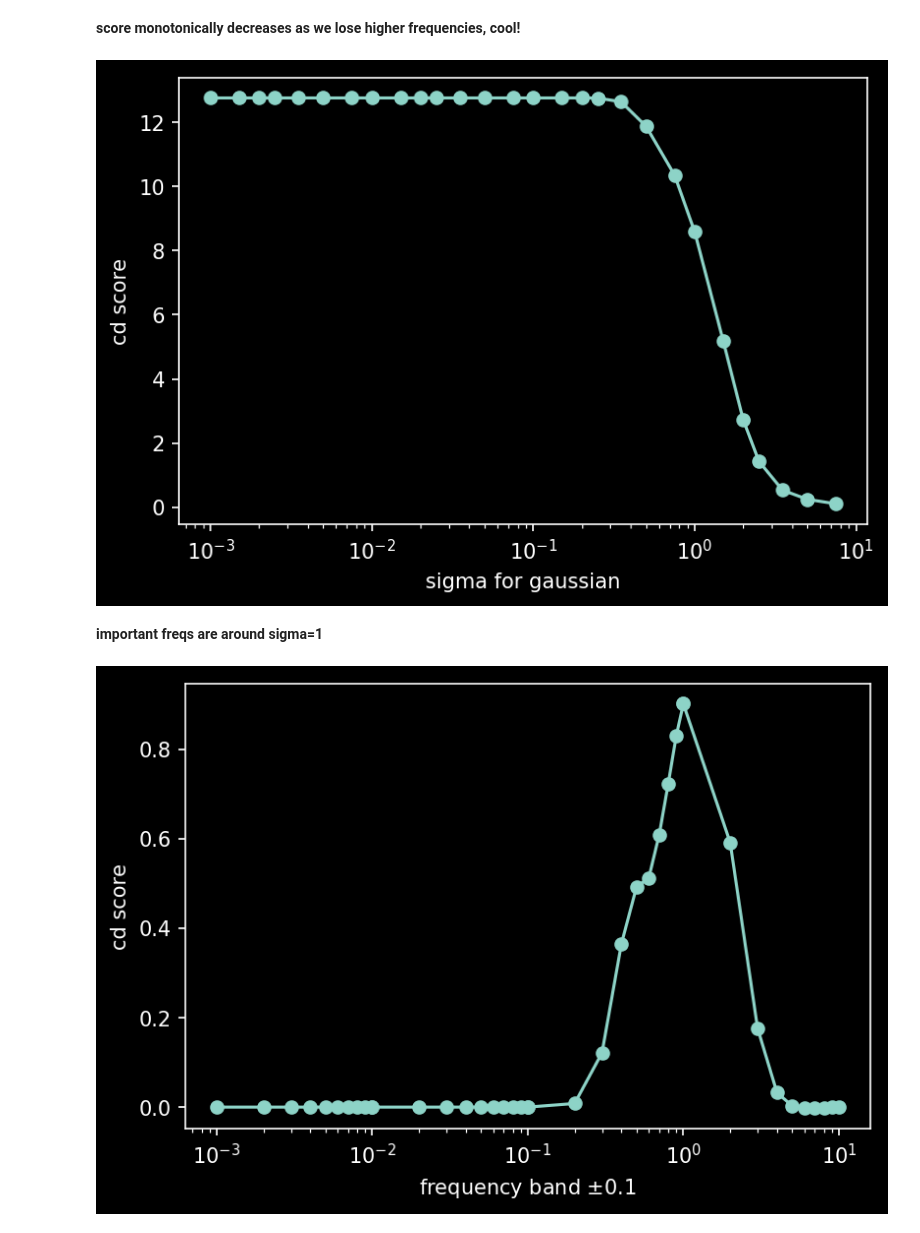
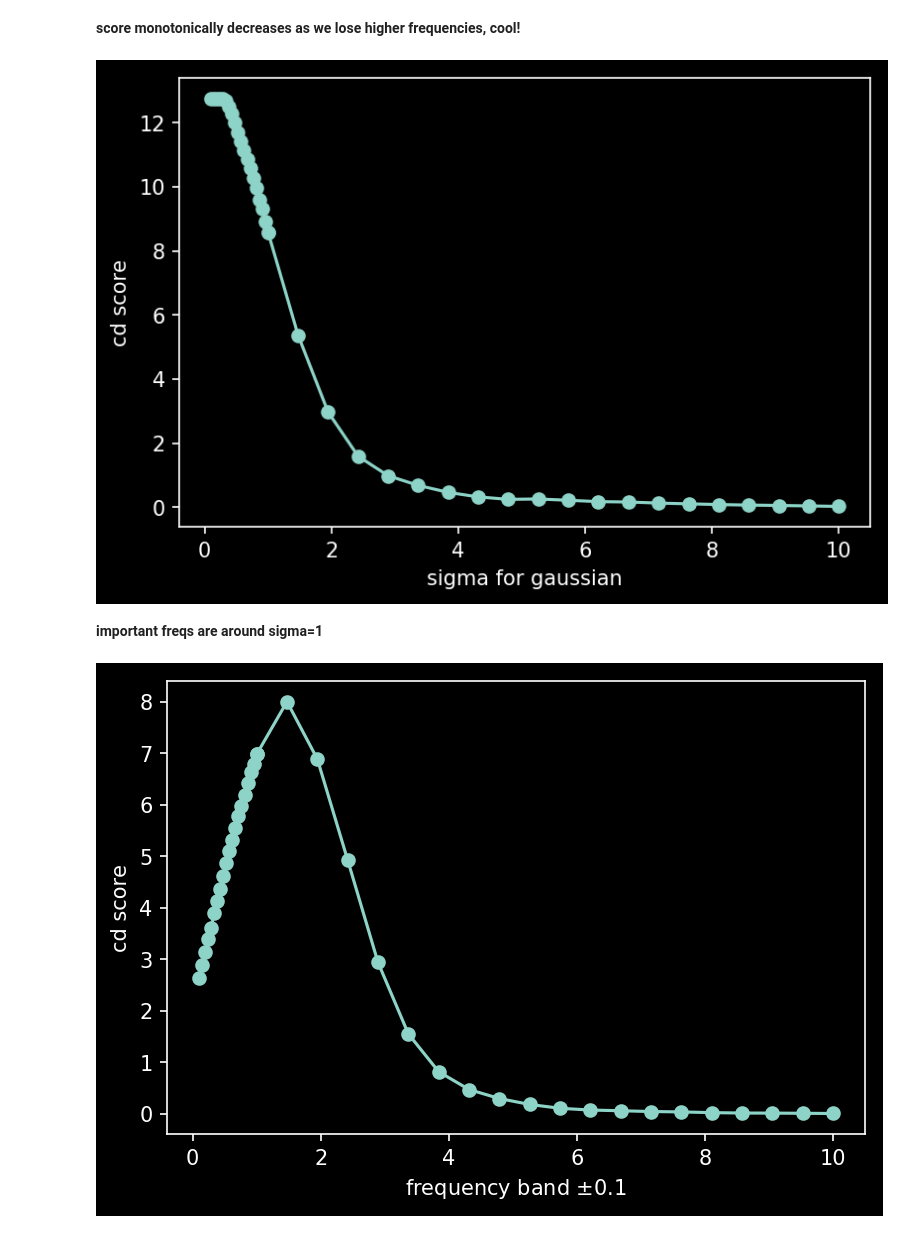
Before and after one commit to Yu-Group/adaptive-wavelets, a Jupyter notebook: experiments/mnist_freq.ipynb, the cells around one changed output. Saved outputs shown, nothing was run; the diff lists cells and outputs as text; code cells hidden in the pictures.

```diff
--- a/experiments/mnist_freq.ipynb
+++ b/experiments/mnist_freq.ipynb
@@ -91,0 +92,6 @@ t = Transforms()
+# %%
+t.sigma = 5e-1
+# t.sigma = 1e-9
+transform = t.bandpass_filter
+# transform = t.gaussian_filter
+visualize(im_orig, transform)
@@ -91,0 +104,21 @@ t = Transforms()
+# %%
+class_num = 4
+scores = []
+nums = np.linspace(1, 10, 20) #np.array([1, 1.5, 2, 2.5, 3.5, 5, 7.5])
+sigmas = []
+for mult in [1e-1, 1e0]:
+    sigmas += list(mult * nums)
+for sigma in sigmas:
+    t.sigma = sigma
+    score = model(t.gaussian_filter(im_torch).to(device)).flatten()[class_num].item()
+#     score = cd.cd(im_torch, model, mask=None, model_type='mnist',
+#           device='cuda', transform=t.gaussian_filter)[0].flatten()[class_num].item()
+    scores.append(score)
+
+# plot
+plt.figure(dpi=150)
+plt.plot(sigmas, scores, 'o-')
+plt.xlabel('sigma for gaussian')
+# plt.xscale('log')
+plt.ylabel('prediction')
+plt.show()
@@ -94,8 +129,10 @@ t = Transforms()
 # %%
 class_num = 4
 scores = []
-nums = np.array([1, 1.5, 2, 2.5, 3.5, 5, 7.5])
-sigmas = list(nums * 1e-3) + list(nums * 1e-2) + list(nums * 1e-1) + list(nums * 1e0)
+nums = np.linspace(1, 10, 20) #np.array([1, 1.5, 2, 2.5, 3.5, 5, 7.5])
+sigmas = []
+for mult in [1e-1, 1e0]:
+    sigmas += list(mult * nums)
 for sigma in sigmas:
     t.sigma = sigma
     score = cd.cd(im_torch, model, mask=None, model_type='mnist',
@@ -106,30 +143,32 @@ for sigma in sigmas:
 plt.figure(dpi=150)
 plt.plot(sigmas, scores, 'o-')
 plt.xlabel('sigma for gaussian')
-plt.xscale('log')
+# plt.xscale('log')
 plt.ylabel('cd score')
 plt.show()
 # %% [output]
-[figure, old version]
+[figure, new version]
 # %% [markdown]
 **important freqs are around sigma=1**
 # %%
 class_num = 4
 scores = []
-nums = np.linspace(1, 10, 10) #np.array([1, 1.5, 2, 2.5, 3.5, 5, 7.5])
-sigmas = list(nums * 1e-3) + list(nums * 1e-2) + list(nums * 1e-1) + list(nums * 1e0)
+nums = np.linspace(1, 10, 20) #np.array([1, 1.5, 2, 2.5, 3.5, 5, 7.5])
+sigmas = []
+for mult in [1e-1, 1e0]:
+    sigmas += list(mult * nums)
 for sigma in sigmas:
     t.sigma = sigma
     score = cd.cd(im_torch, model, mask=None, model_type='mnist',
           device='cuda', transform=t.bandpass_filter)[0].flatten()[class_num].item()
     scores.append(score)
 
 # plot
 plt.figure(dpi=150)
 plt.plot(sigmas, scores, 'o-')
 plt.xlabel('frequency band $\pm 0.1$')
-plt.xscale('log')
+# plt.xscale('log')
 plt.ylabel('cd score')
 plt.show()
 # %% [output]
-[figure, old version]
+[figure, new version]
```
Also changed, not shown: parts of 8 cells of this notebook.
